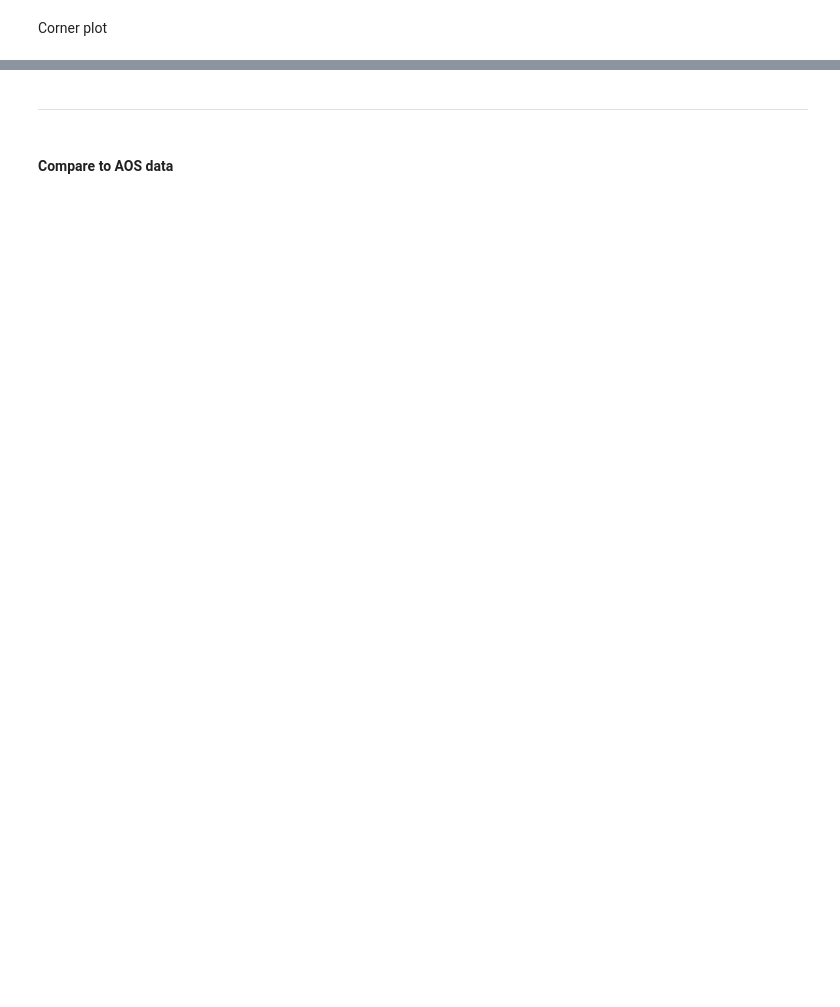
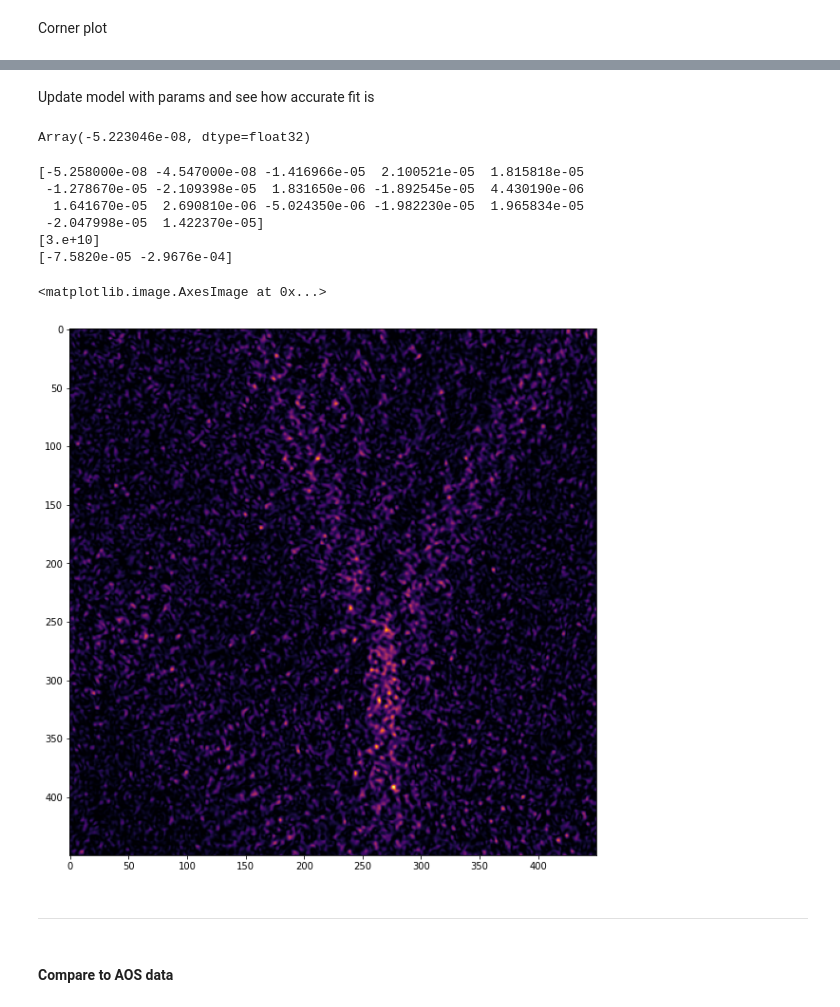
Before and after one commit to TolimanSpace/toliman_dp_design_testing, a Jupyter notebook: Gluing_Characterisation.ipynb, the cells around one changed output, grey strips where cells are left out. Saved outputs shown, nothing was run; the diff lists cells and outputs as text; code cells hidden in the pictures; blank space fills up the shorter version.

```diff
--- a/Gluing_Characterisation.ipynb
+++ b/Gluing_Characterisation.ipynb
@@ -1726,0 +1796,2 @@ fig.set_size_inches((20,20))
+# %% [markdown]
+Update model with params and see how accurate fit is
@@ -1727,3 +1801,48 @@ fig.set_size_inches((20,20))
+# %%
+new_samples["Noll 4"][-1]
+# %% [output]
+Array(-5.223046e-08, dtype=float32)
+# %%
+MCMC_coeffs = np.array([-525.8e-10,-454.7e-10,-141696.6e-10,210052.1e-10,
+                        181581.8e-10,
+                        -12786.7e-9,
+                        -210939.8e-10,
+                        18316.5e-10,
+                        -189254.5e-10,
+                        44301.9e-10,
+                        164167e-10,
+                        26908.1e-10,
+                        -50243.5e-10,
+                        -198223e-10,
+                        196583.4e-10,
+                        -204799.8e-10,
+                        142237e-10,
+                        ])
+# MCMC_coeffs = np.array([-3.87e-6,2.12e-6,-9.4e-7,7.3e-7,-2e-7,2.5e-6,-1.4e-6,2.1e-7,5.9e-8,1e-6,-1.15e-6])
+MCMC_source_pos = np.array([-7582e-8, -29676e-8])
+MCMC_flux = np.array([30000e6])
+# %%
+updated_model = instrument_sp180.set("aperture.coefficients", MCMC_coeffs)
+updated_model =  updated_model.set("source.position", MCMC_source_pos)
+updated_model = updated_model.set("source.flux", MCMC_flux)
+
+print(updated_model.aperture.coefficients)
+print(updated_model.source.flux)
+print(updated_model.source.position)
+# %% [output]
+[-5.258000e-08 -4.547000e-08 -1.416966e-05  2.100521e-05  1.815818e-05
+ -1.278670e-05 -2.109398e-05  1.831650e-06 -1.892545e-05  4.430190e-06
+  1.641670e-05  2.690810e-06 -5.024350e-06 -1.982230e-05  1.965834e-05
+ -2.047998e-05  1.422370e-05]
+[3.e+10]
+[-7.5820e-05 -2.9676e-04]
+# %%
+updated_psf = updated_model.model()
+
+plt.imshow(updated_psf)
+# %% [output]
+<matplotlib.image.AxesImage at 0x...>
+[figure, added]
 # %% [markdown]
 ________________________________________________________________________________________________________________________________________________
 # %% [markdown]
```
Also changed, not shown: parts of 16 cells of this notebook.
